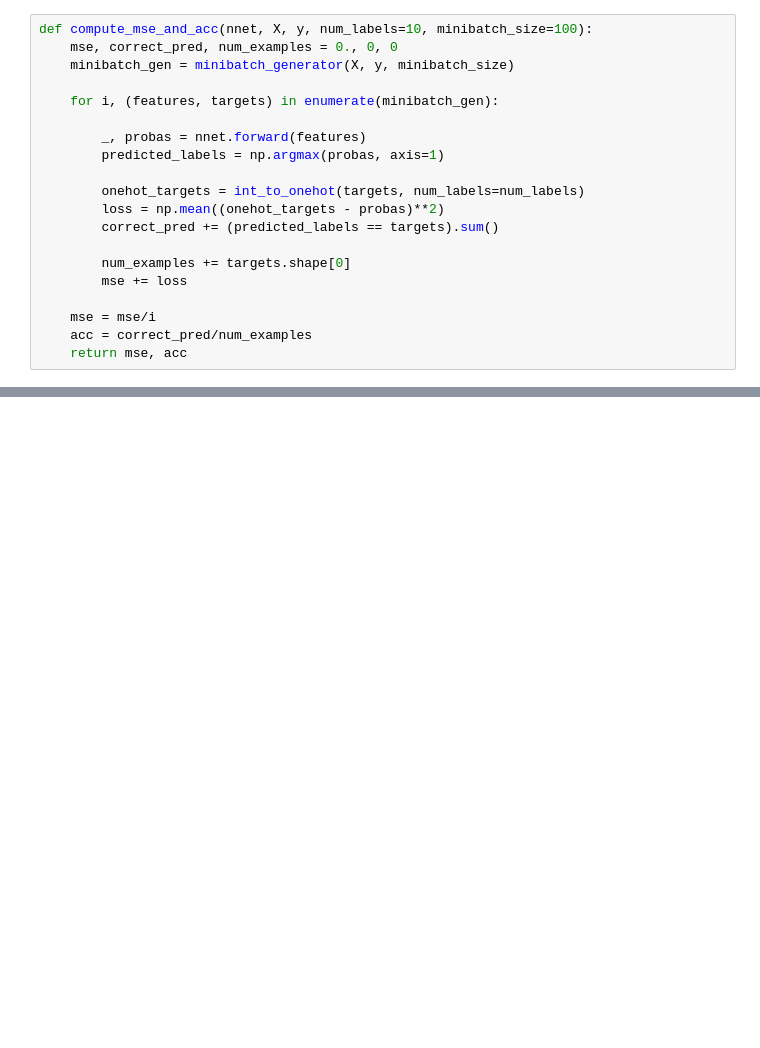
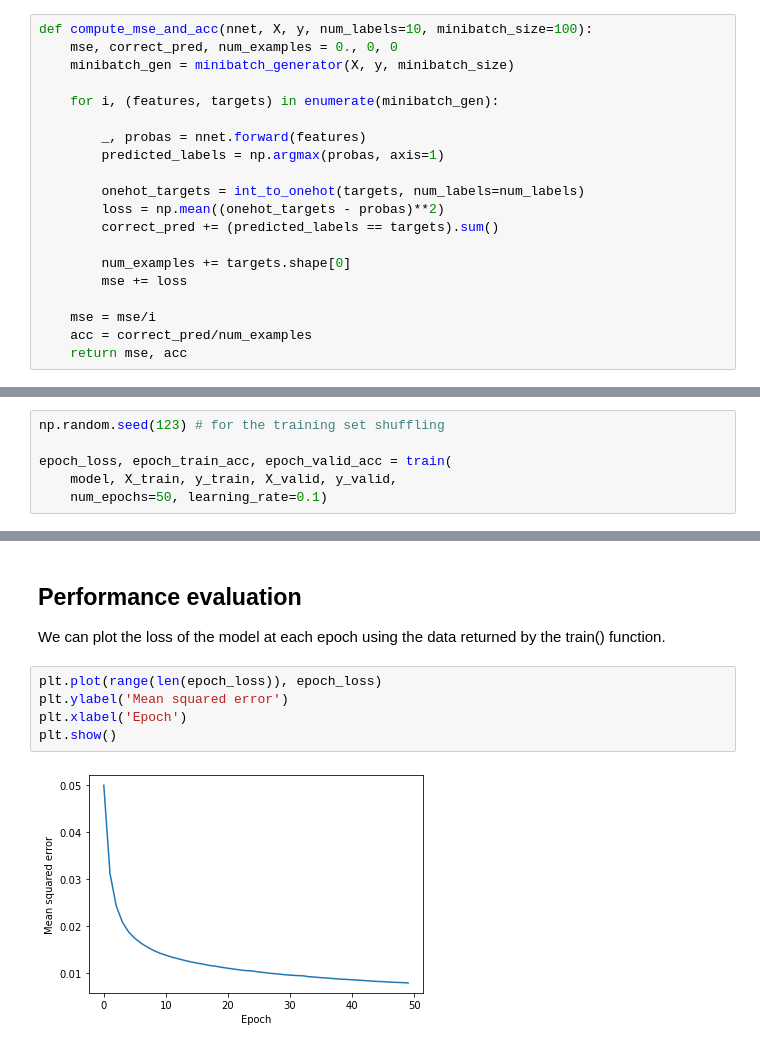
Before and after one commit to luigiselmi/dlwpt_nb, a Jupyter notebook: pml3/multilayer_perceptron.ipynb, the cells around one changed output, grey strips where cells are left out. Saved outputs shown, nothing was run; the diff lists cells and outputs as text; blank space fills up the shorter version.

Commit message:
training loop

```diff
--- a/pml3/multilayer_perceptron.ipynb
+++ b/pml3/multilayer_perceptron.ipynb
@@ -273,0 +345,6 @@ def compute_mse_and_acc(nnet, X, y, num_labels=10, minibatch_size=100):
+# %%
+np.random.seed(123) # for the training set shuffling
+
+epoch_loss, epoch_train_acc, epoch_valid_acc = train(
+    model, X_train, y_train, X_valid, y_valid,
+    num_epochs=50, learning_rate=0.1)
@@ -273,0 +369,10 @@ def compute_mse_and_acc(nnet, X, y, num_labels=10, minibatch_size=100):
+# %% [markdown]
+## Performance evaluation
+We can plot the loss of the model at each epoch using the data returned by the train() function.
+# %%
+plt.plot(range(len(epoch_loss)), epoch_loss)
+plt.ylabel('Mean squared error')
+plt.xlabel('Epoch')
+plt.show()
+# %% [output]
+[figure, added]
```
Also changed, not shown: parts of 21 cells of this notebook.
